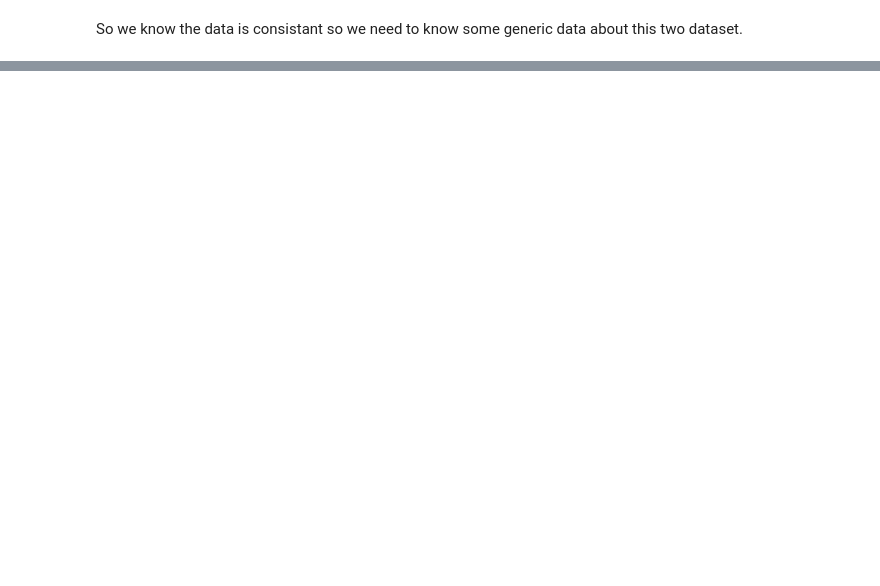
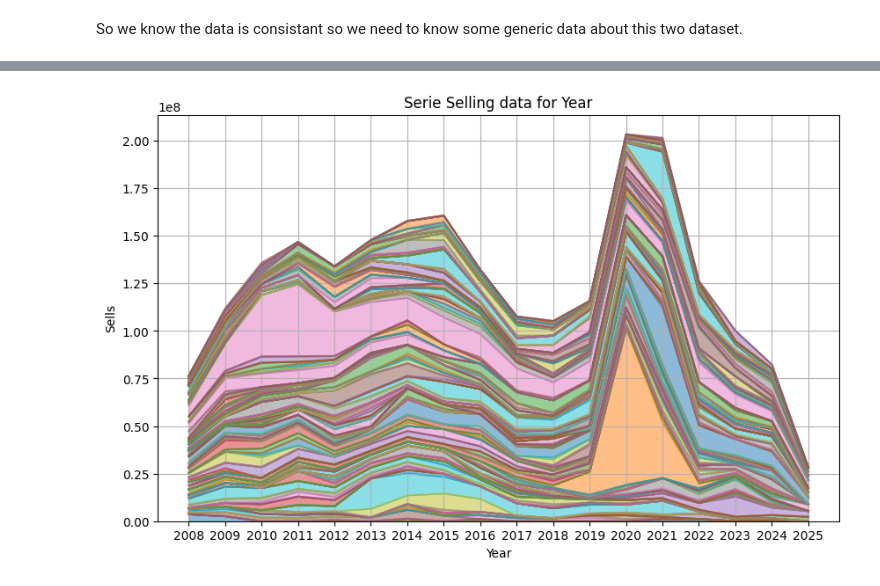
Before and after one commit to fundor333/fundor333.github.io, a Jupyter notebook: content/post/2026/using-pandas-for-getting-data-and-analise-them/index.ipynb, the cells around one changed output, grey strips where cells are left out. Saved outputs shown, nothing was run; the diff lists cells and outputs as text; code cells hidden in the pictures; blank space fills up the shorter version.

```diff
--- a/content/post/2026/using-pandas-for-getting-data-and-analise-them/index.ipynb
+++ b/content/post/2026/using-pandas-for-getting-data-and-analise-them/index.ipynb
@@ -118,0 +158,19 @@ table_series[["Title","Sales","Year"]].plot(title="Manga Series")
+# %%
+df_pivot = table_series.pivot(index='Year', columns='Volume', values='Sales')
+
+# Remove the legend
+ax = df_pivot.plot(kind='area', alpha=0.5, figsize=(10, 6), legend=False)
+
+# Fix the year thinks
+years = df_pivot.index.unique()
+plt.xticks(np.arange(min(years), max(years) + 1, 1))
+
+# Add some labels
+plt.title('Serie Selling data for Year')
+plt.xlabel('Year')
+plt.ylabel('Sells')
+
+plt.grid(True)
+plt.show()
+# %% [output]
+[figure, added]
```
Also changed, not shown: parts of 26 cells of this notebook, 5 other files.
